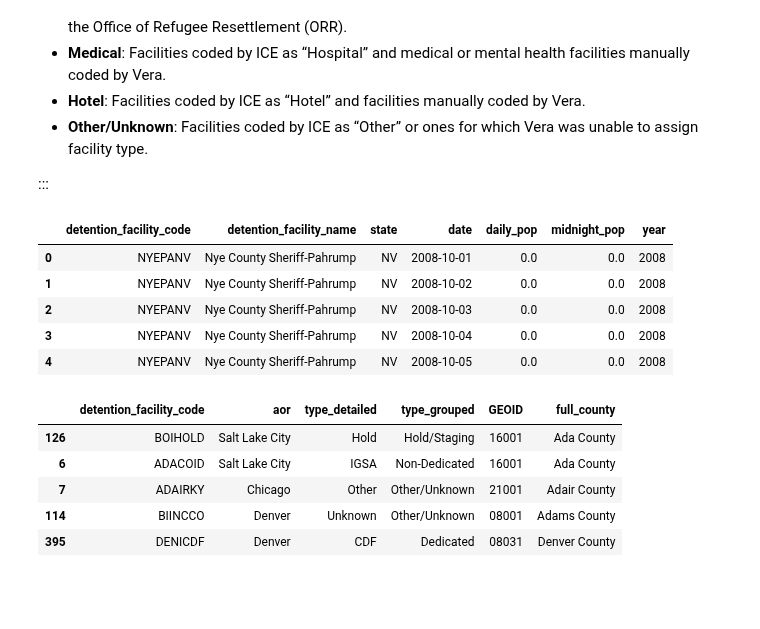
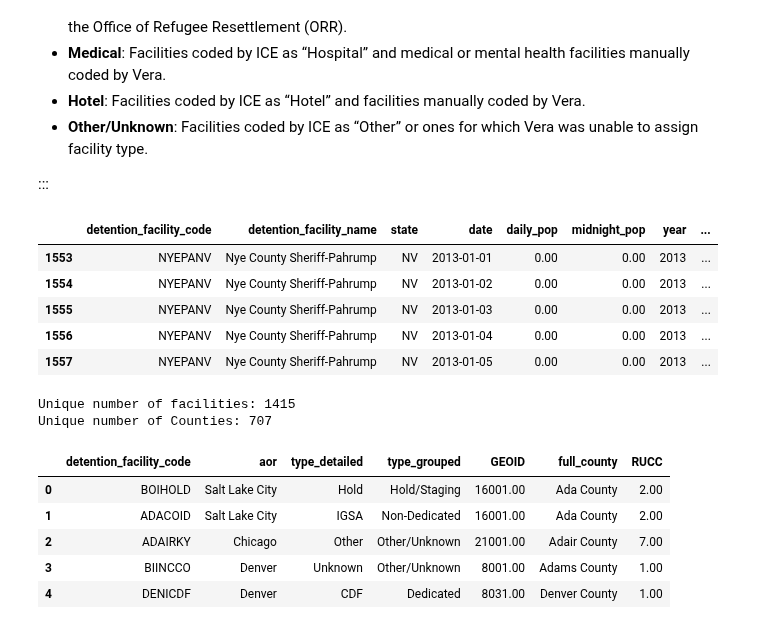
Before and after one commit to steveg-ds/RHIP, a Jupyter notebook: rural-detention/quarto.ipynb, the cells around one changed output. Cells and saved outputs as stored; diff of their text form; code cells hidden in the pictures; blank space fills up the shorter version.

```diff
--- a/rural-detention/quarto.ipynb
+++ b/rural-detention/quarto.ipynb
@@ -175,3 +127,28 @@ Loaded cached variables for 2023 acs acs5
+# %%
+import os
+import sys
+from contextlib import redirect_stdout
+
+states_to_remove = [
+    "PR",
+    "HI",
+    "GU",
+    "MP",
+    "AS",
+    "AK",
+    "VI",
+]  # Filter states to continental US + D.C.
+
+states = list(
+    set([state for state in rucc["State"].values if state not in states_to_remove])
+)
+with open(os.devnull, "w") as f:
+    with redirect_stdout(f):
+        counties = pd.concat(
+            [counties(state=state, cb=True, cache=True) for state in states],
+            ignore_index=True,
+            sort=False,
+        )
 # %% [markdown]
 # ICE Detention Data
 # %% [markdown]
@@ -202,22 +179,23 @@ Given the lack of a comprehensive, up-to-date ICE source to assign facility type
 # %%
 if "ice_data" not in locals():
     ice_dir = f"{DATA}/ice-detention-trends/facilities/by_state"
 
     file_pattern = os.path.join(ice_dir, "*.csv")
     csvs = glob.glob(file_pattern)
     ice_data = pd.concat([pd.read_csv(csv) for csv in csvs], ignore_index=True, sort=False)
     ice_data["date"] = pd.to_datetime(ice_data["date"])
     ice_data["year"] = ice_data["date"].dt.year
-    # ice_data = ice_data[ice_data["year"].isin([2013, 2018, 2023])]
+    ice_data["month"] = ice_data["date"].dt.month
+    ice_data = ice_data[ice_data["year"].isin([2013, 2018, 2023])]
 
 ice_data.head()
 # %% [output]
-|  | detention_facility_code | detention_facility_name | state | date | daily_pop | midnight_pop | year |
-| 0 | NYEPANV | Nye County Sheriff-Pahrump | NV | 2008-10-01 | 0.0 | 0.0 | 2008 |
-| 1 | NYEPANV | Nye County Sheriff-Pahrump | NV | 2008-10-02 | 0.0 | 0.0 | 2008 |
-| 2 | NYEPANV | Nye County Sheriff-Pahrump | NV | 2008-10-03 | 0.0 | 0.0 | 2008 |
-| 3 | NYEPANV | Nye County Sheriff-Pahrump | NV | 2008-10-04 | 0.0 | 0.0 | 2008 |
-| 4 | NYEPANV | Nye County Sheriff-Pahrump | NV | 2008-10-05 | 0.0 | 0.0 | 2008 |
+|  | detention_facility_code | detention_facility_name | state | date | daily_pop | midnight_pop | year | ... |
+| 1553 | NYEPANV | Nye County Sheriff-Pahrump | NV | 2013-01-01 | 0.00 | 0.00 | 2013 | ... |
+| 1554 | NYEPANV | Nye County Sheriff-Pahrump | NV | 2013-01-02 | 0.00 | 0.00 | 2013 | ... |
+| 1555 | NYEPANV | Nye County Sheriff-Pahrump | NV | 2013-01-03 | 0.00 | 0.00 | 2013 | ... |
+| 1556 | NYEPANV | Nye County Sheriff-Pahrump | NV | 2013-01-04 | 0.00 | 0.00 | 2013 | ... |
+| 1557 | NYEPANV | Nye County Sheriff-Pahrump | NV | 2013-01-05 | 0.00 | 0.00 | 2013 | ... |
 # %%
 # if "facilities" not in locals():
 facilities = pd.read_csv(f"{DATA}/ice-detention-trends/metadata/facilities.csv")
@@ -240,11 +218,37 @@ facilities = gpd.sjoin(
 )
 facilities = pd.DataFrame(facilities.drop(columns=['index_right', 'geometry', 'county']))
 facilities.rename(columns={"NAMELSAD":'full_county'}, inplace=True)
+facilities["GEOID"] = facilities["GEOID"].astype(float)
+
+facilities = pd.merge(
+    facilities, rucc[["GEOID", "RUCC"]], how="left", on="GEOID"
+)
+
+print(
+    "Unique number of facilities:",
+    len(
+        facilities.dropna(
+            subset=["GEOID", "RUCC", "detention_facility_code"]
+        ).drop_duplicates()
+    ),
+)
+
+print(
+    "Unique number of Counties:",
+    len(
+        facilities[['GEOID']].dropna(
+            subset=["GEOID"]
+        ).drop_duplicates()
+    ),
+)
+
 facilities.head()
 # %% [output]
+Unique number of facilities: 1415
+Unique number of Counties: 707
-|  | detention_facility_code | aor | type_detailed | type_grouped | GEOID | full_county |
-| 126 | BOIHOLD | Salt Lake City | Hold | Hold/Staging | 16001 | Ada County |
-| 6 | ADACOID | Salt Lake City | IGSA | Non-Dedicated | 16001 | Ada County |
-| 7 | ADAIRKY | Chicago | Other | Other/Unknown | 21001 | Adair County |
-| 114 | BIINCCO | Denver | Unknown | Other/Unknown | 08001 | Adams County |
-| 395 | DENICDF | Denver | CDF | Dedicated | 08031 | Denver County |
+|  | detention_facility_code | aor | type_detailed | type_grouped | GEOID | full_county | RUCC |
+| 0 | BOIHOLD | Salt Lake City | Hold | Hold/Staging | 16001.00 | Ada County | 2.00 |
+| 1 | ADACOID | Salt Lake City | IGSA | Non-Dedicated | 16001.00 | Ada County | 2.00 |
+| 2 | ADAIRKY | Chicago | Other | Other/Unknown | 21001.00 | Adair County | 7.00 |
+| 3 | BIINCCO | Denver | Unknown | Other/Unknown | 8001.00 | Adams County | 1.00 |
+| 4 | DENICDF | Denver | CDF | Dedicated | 8031.00 | Denver County | 1.00 |
```
Also changed, not shown: parts of 21 cells of this notebook, 2 other files.
